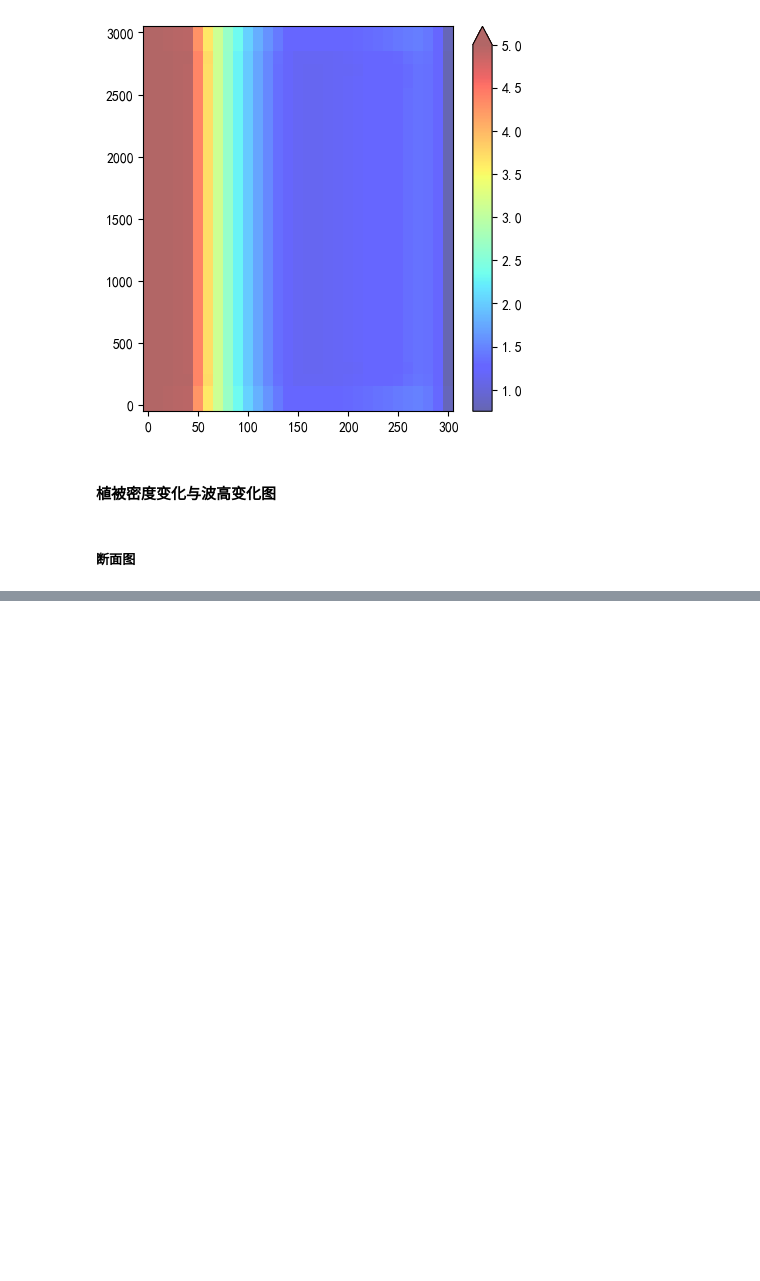
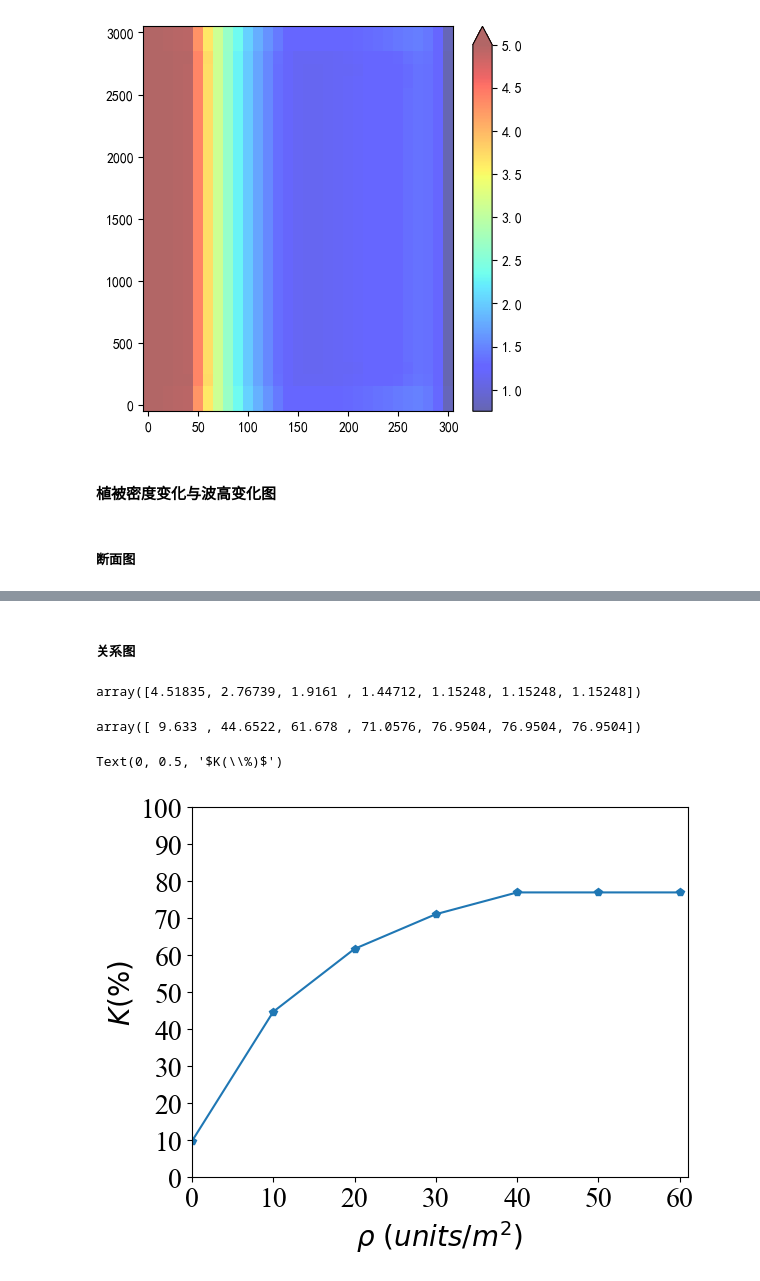
Before and after one commit to jackyvava/CodeWaveVegetation, a Jupyter notebook: code.ipynb, the cells around one changed output, grey strips where cells are left out. Cells and saved outputs as stored; diff of their text form; code cells hidden in the pictures; blank space fills up the shorter version.

```diff
--- a/code.ipynb
+++ b/code.ipynb
@@ -1167,0 +1225,24 @@ plt.plot(X1[15,:][:-1],Z50_Hs[15,:][:-1], '-o', label = '$ah=5m$')
+# %% [markdown]
+##### 关系图
+# %%
+x1 = np.array([0,10,20,30,40,50,60])
+y1 = np.array([Z0_Hs[15,15],Z10_Hs[15,15],Z20_Hs[15,15],Z30_Hs[15,15],Z40_Hs[15,15],Z50_Hs[15,15],Z50_Hs[15,15]])
+y1
+# %% [output]
+array([4.51835, 2.76739, 1.9161 , 1.44712, 1.15248, 1.15248, 1.15248])
+# %%
+yK = (5-y1)/5 * 100
+yK
+# %% [output]
+array([ 9.633 , 44.6522, 61.678 , 71.0576, 76.9504, 76.9504, 76.9504])
+# %%
+plt.plot(x1,yK,'-p')
+plt.xlim(0,61)
+plt.ylim(0,100)
+plt.xticks([0,10,20,30,40,50,60],fontproperties = 'Times New Roman',size = 20)
+plt.yticks([0,10,20,30,40,50,60,70,80,90,100],fontproperties = 'Times New Roman',size = 20)
+plt.xlabel('$\\rho\ (units/m^2)$', fontsize=20)
+plt.ylabel('$K(\%)$', fontsize=20)
+# %% [output]
+Text(0, 0.5, '$K(\\%)$')
+[figure, added]
```
Also changed, not shown: parts of 10 cells of this notebook, 2 other files.
